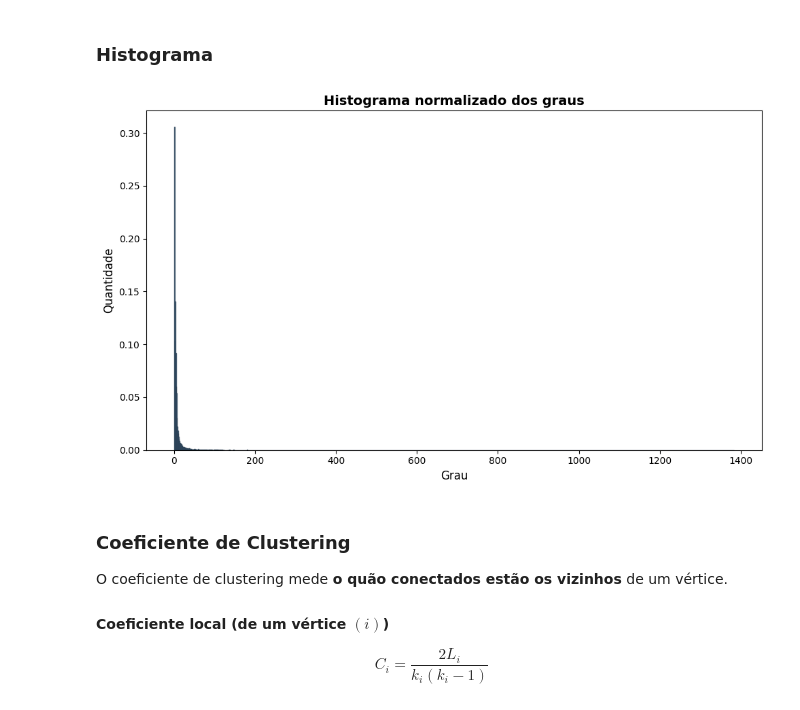
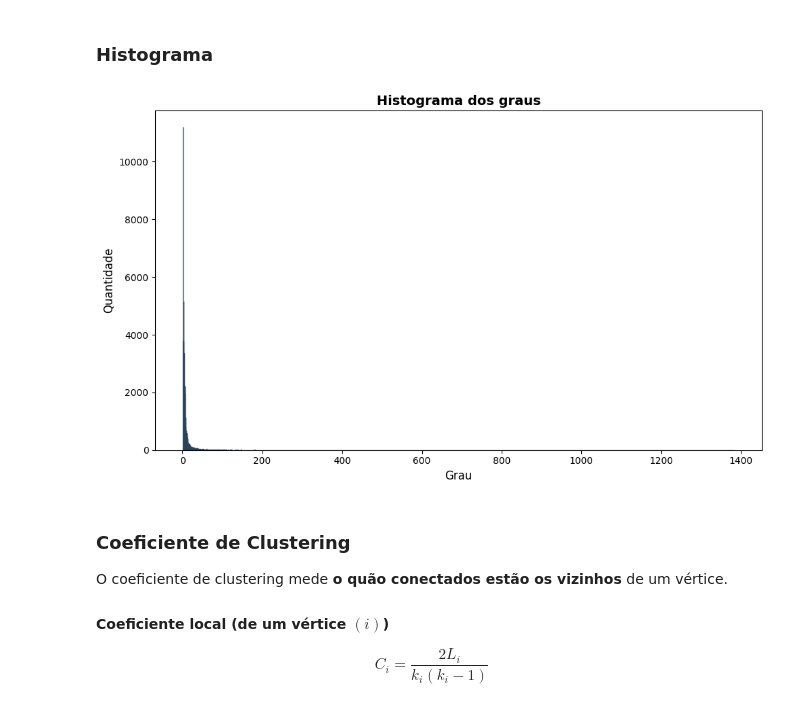
Before and after one commit to tiagostmg/grafos, a Jupyter notebook: src/entrega_1.ipynb, the cells around one changed output. Drawn from its saved outputs; the diff is of its cells as text; code cells hidden in the pictures.

```diff
--- a/src/entrega_1.ipynb
+++ b/src/entrega_1.ipynb
@@ -76,22 +76,23 @@ degrees = [g.degree(i) for i in range(g.V)]
 # %%
 df = pd.DataFrame({"degree": degrees})
 
 plt.figure(figsize=(10, 6))
 
-plt.hist(df['degree'], bins=g.max_degree(), density=True, color='#3498db', edgecolor='#2c3e50', alpha=0.8)
+plt.hist(df['degree'], bins=g.max_degree(), #density=True,
+         color='#3498db', edgecolor='#2c3e50', alpha=0.8)
 
 # plt.yscale('log')
 # plt.grid(True, which="both", ls="--", alpha=0.2)
 
-plt.title(r"Histograma normalizado dos graus", fontsize=14, fontweight='bold')
+plt.title(r"Histograma dos graus", fontsize=14, fontweight='bold')
 plt.xlabel("Grau", fontsize=12)
 plt.ylabel("Quantidade", fontsize=12)
 
 plt.tight_layout()
 
 plt.show()
 # %% [output]
-[figure, old version]
+[figure, new version]
 # %% [markdown]
 ### Coeficiente de Clustering
 
```
Also changed, not shown: parts of 2 cells of this notebook.
